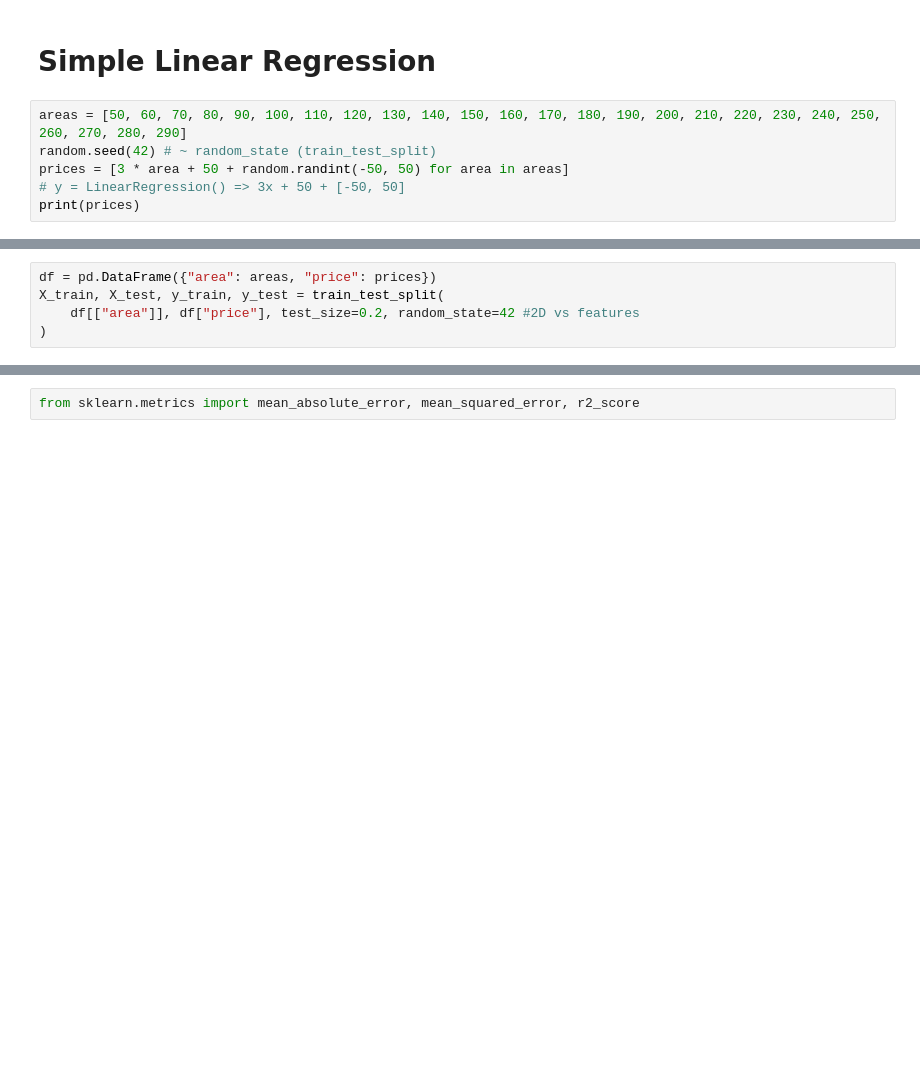
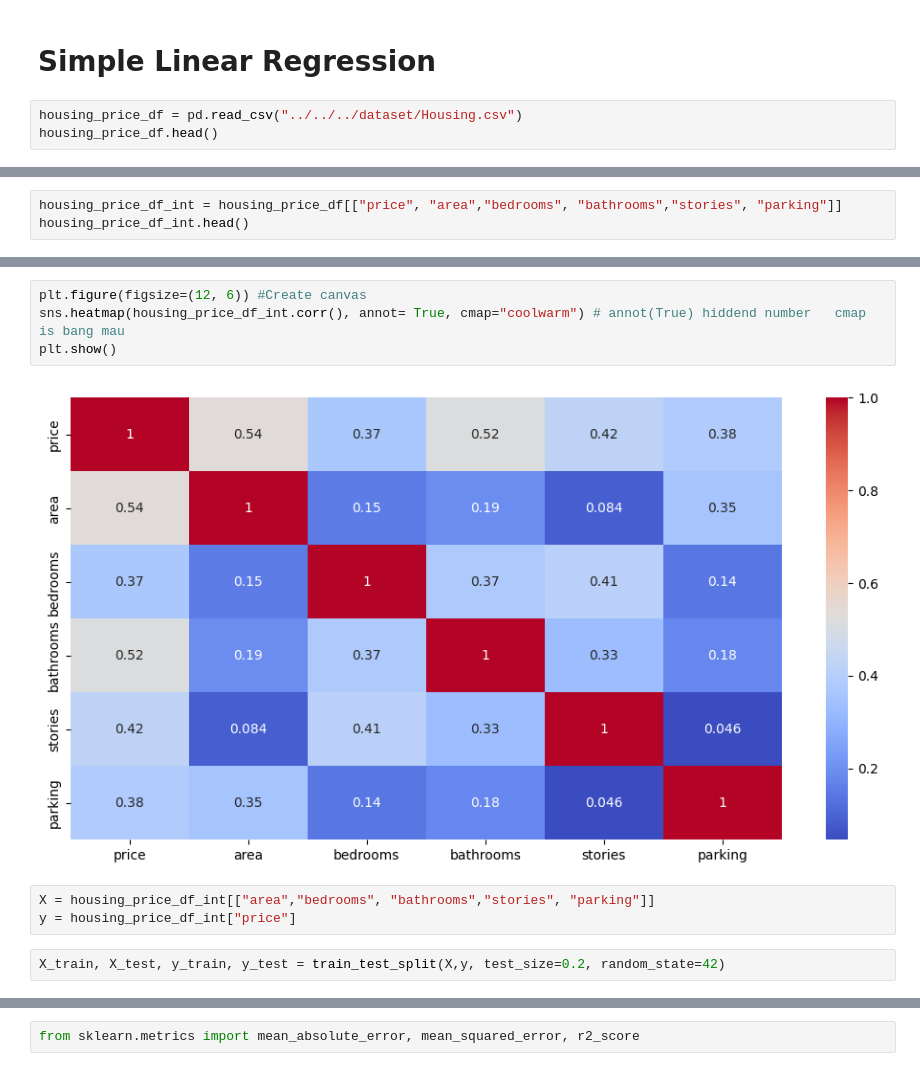
Before and after one commit to aquattda/ML_04, a Jupyter notebook: ML/Supervised/Regression/linear_regression.ipynb, the cells around one changed output, grey strips where cells are left out. Cells and saved outputs as stored; diff of their text form; blank space fills up the shorter version.

```diff
--- a/ML/Supervised/Regression/linear_regression.ipynb
+++ b/ML/Supervised/Regression/linear_regression.ipynb
@@ -10,9 +13,6 @@ import joblib
 # %% [markdown]
 # Simple Linear Regression
 # %%
-areas = [50, 60, 70, 80, 90, 100, 110, 120, 130, 140, 150, 160, 170, 180, 190, 200, 210, 220, 230, 240, 250, 260, 270, 280, 290]
-random.seed(42) # ~ random_state (train_test_split)
-prices = [3 * area + 50 + random.randint(-50, 50) for area in areas]
-# y = LinearRegression() => 3x + 50 + [-50, 50]
-print(prices)
+housing_price_df = pd.read_csv("../../../dataset/Housing.csv")
+housing_price_df.head()
 # %% [output]
@@ -19,0 +48,3 @@ print(prices)
+# %%
+housing_price_df_int = housing_price_df[["price", "area","bedrooms", "bathrooms","stories", "parking"]]
+housing_price_df_int.head()
@@ -20,5 +58,11 @@ print(prices)
+# %%
+plt.figure(figsize=(12, 6)) #Create canvas
+sns.heatmap(housing_price_df_int.corr(), annot= True, cmap="coolwarm") # annot(True) hiddend number   cmap is bang mau
+plt.show()
+# %% [output]
+[figure, added]
+# %%
+X = housing_price_df_int[["area","bedrooms", "bathrooms","stories", "parking"]]
+y = housing_price_df_int["price"]
 # %%
-df = pd.DataFrame({"area": areas, "price": prices})
-X_train, X_test, y_train, y_test = train_test_split(
-    df[["area"]], df["price"], test_size=0.2, random_state=42 #2D vs features
-)
+X_train, X_test, y_train, y_test = train_test_split(X,y, test_size=0.2, random_state=42)
```
Also changed, not shown: parts of 23 cells of this notebook, 13 other files.
